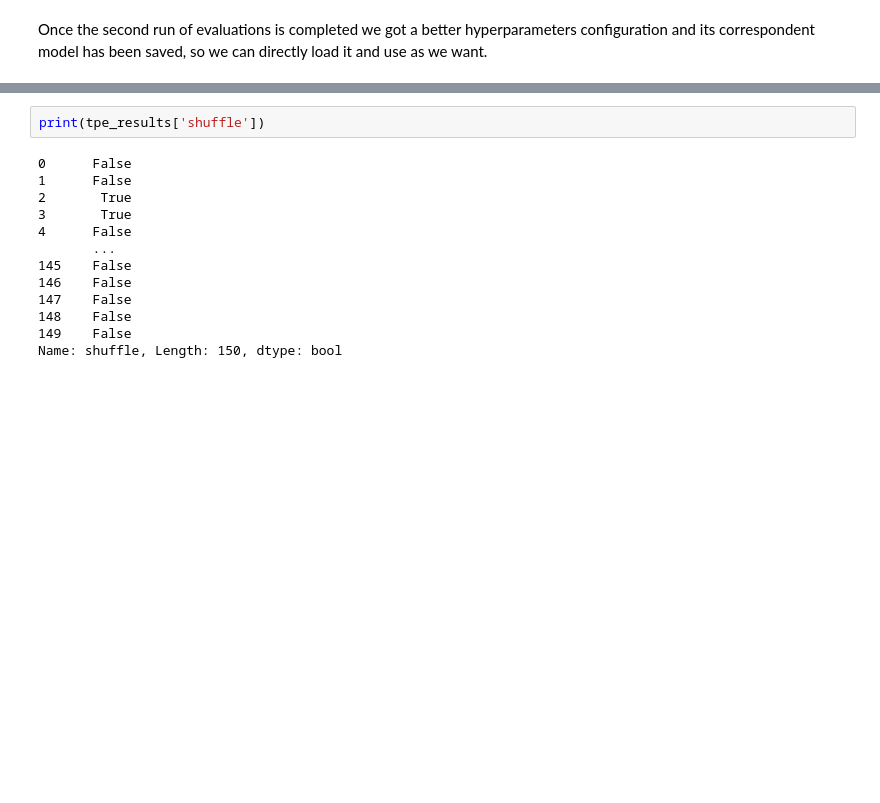
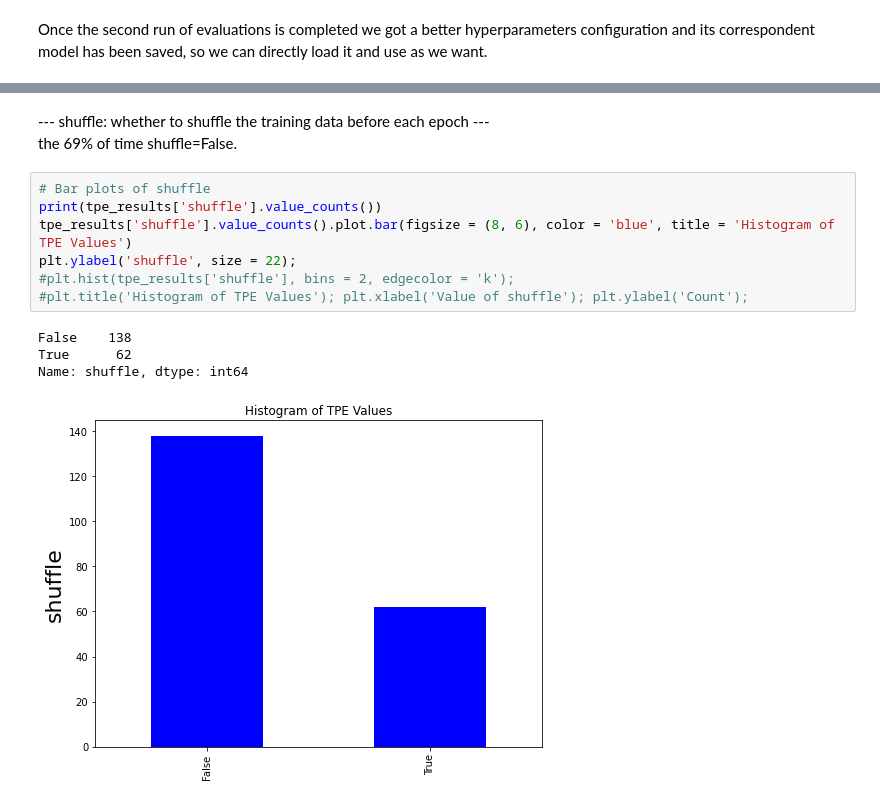
Before and after one commit to VforV93/IoTwins_Bayesian_Optimization, a Jupyter notebook: Bayesian Optimization Service - Example 3 - Machine Learning Model Example.ipynb, the cells around one changed output, grey strips where cells are left out. Cells and saved outputs as stored; diff of their text form; blank space fills up the shorter version.

```diff
--- a/Bayesian Optimization Service - Example 3 - Machine Learning Model Example.ipynb
+++ b/Bayesian Optimization Service - Example 3 - Machine Learning Model Example.ipynb
@@ -399,15 +401,15 @@ plt.title('Histogram of TPE Values'); plt.xlabel('Value of nodes'); plt.ylabel('
-# %%
-print(tpe_results['shuffle'])
-# %% [output]
-0      False
-1      False
-2       True
-3       True
-4      False
-       ...
-145    False
-146    False
-147    False
-148    False
-149    False
-Name: shuffle, Length: 150, dtype: bool
+# %% [markdown]
+--- shuffle: whether to shuffle the training data before each epoch ---<br>
+the 69% of time shuffle=False.
+# %%
+# Bar plots of shuffle
+print(tpe_results['shuffle'].value_counts())
+tpe_results['shuffle'].value_counts().plot.bar(figsize = (8, 6), color = 'blue', title = 'Histogram of TPE Values')
+plt.ylabel('shuffle', size = 22);
+#plt.hist(tpe_results['shuffle'], bins = 2, edgecolor = 'k');
+#plt.title('Histogram of TPE Values'); plt.xlabel('Value of shuffle'); plt.ylabel('Count');
+# %% [output]
+False    138
+True      62
+Name: shuffle, dtype: int64
+[figure, added]
```
Also changed, not shown: parts of 17 cells of this notebook, 19 other files.
